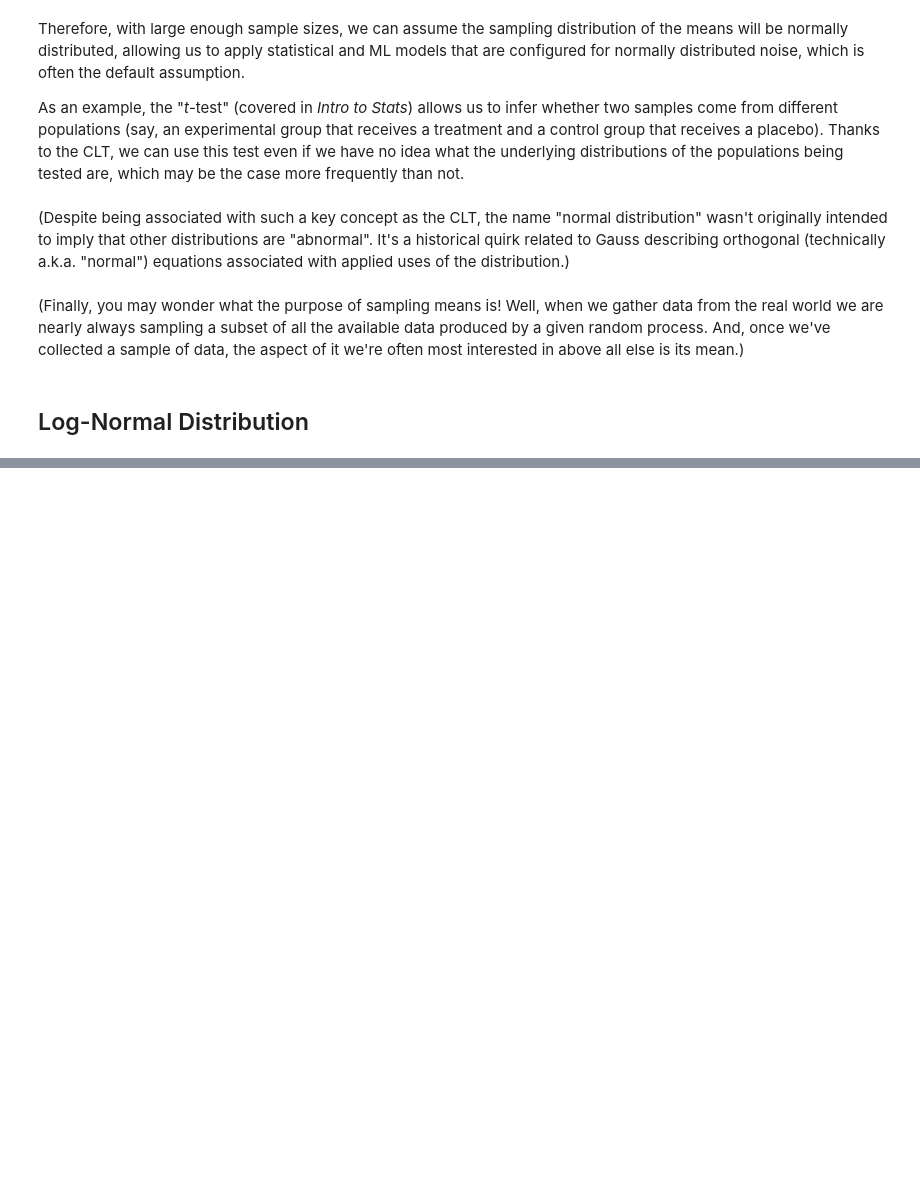
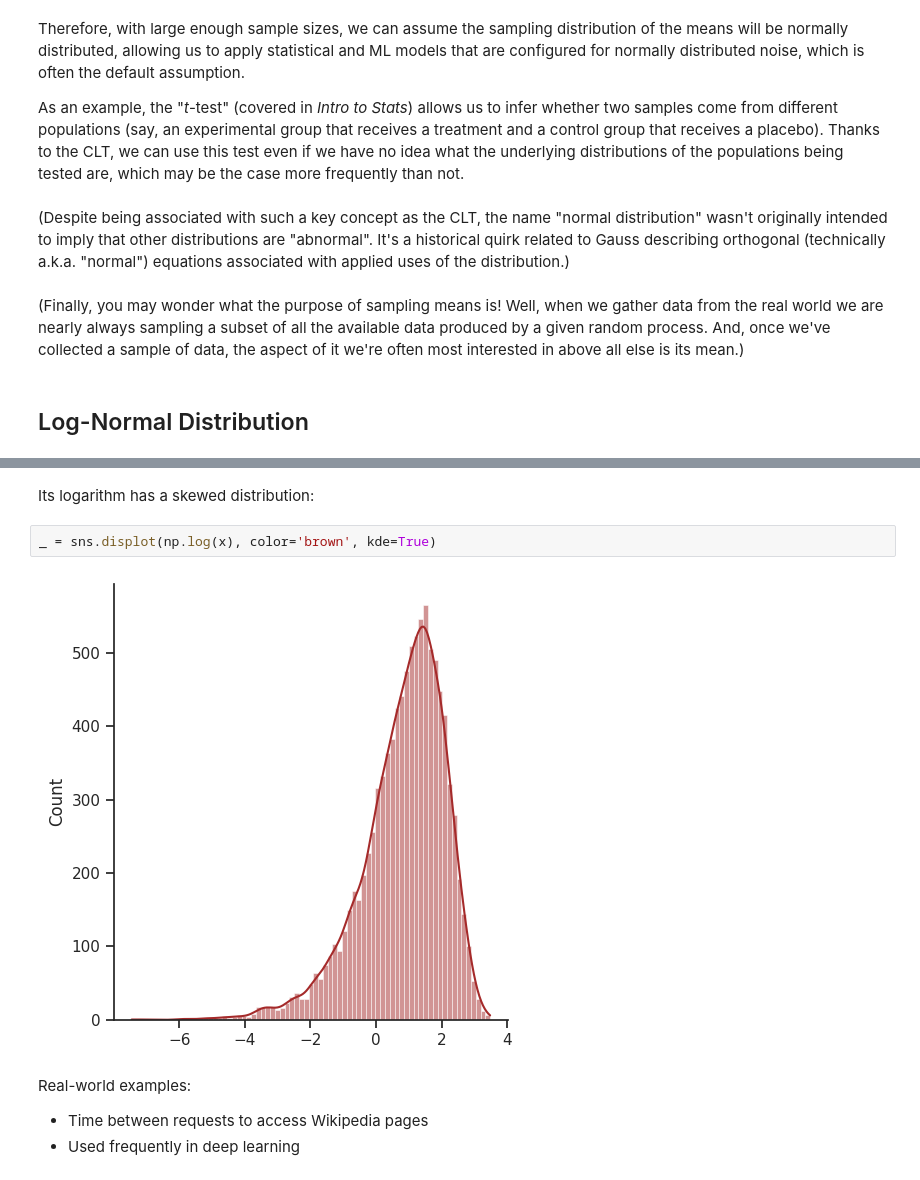
Before and after one commit to deenadayalanai/Machine-Learning-Foundations, a Jupyter notebook: Probability_&_Information_Theory.ipynb, the cells around one changed output, grey strips where cells are left out. Saved outputs shown, nothing was run; the diff lists cells and outputs as text; blank space fills up the shorter version.

```diff
--- a/Probability_&_Information_Theory.ipynb
+++ b/Probability_&_Information_Theory.ipynb
@@ -887,0 +918,11 @@ As an example, the "*t*-test" (covered in *Intro to Stats*) allows us to infer w
+# %% [markdown]
+Its logarithm has a skewed distribution:
+# %%
+_ = sns.displot(np.log(x), color='brown', kde=True)
+# %% [output]
+[figure, added]
+# %% [markdown]
+Real-world examples:
+
+* Time between requests to access Wikipedia pages
+* Used frequently in deep learning
```
Also changed, not shown: parts of 9 cells of this notebook.
